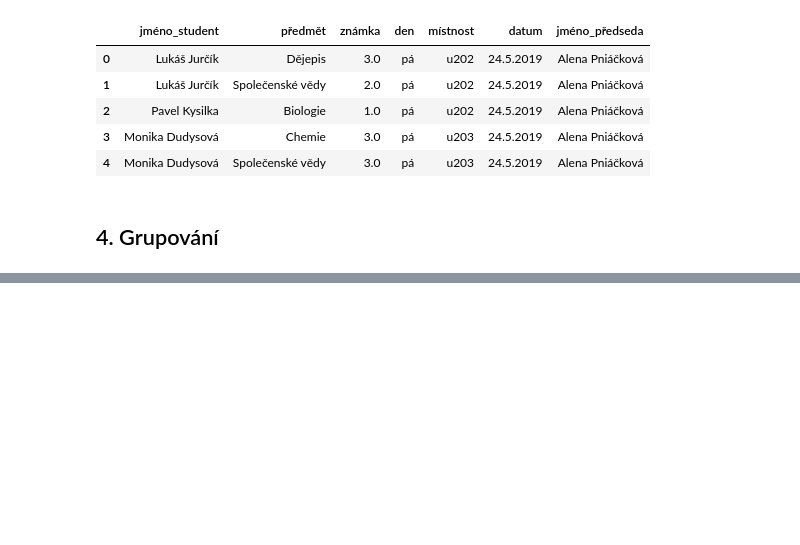
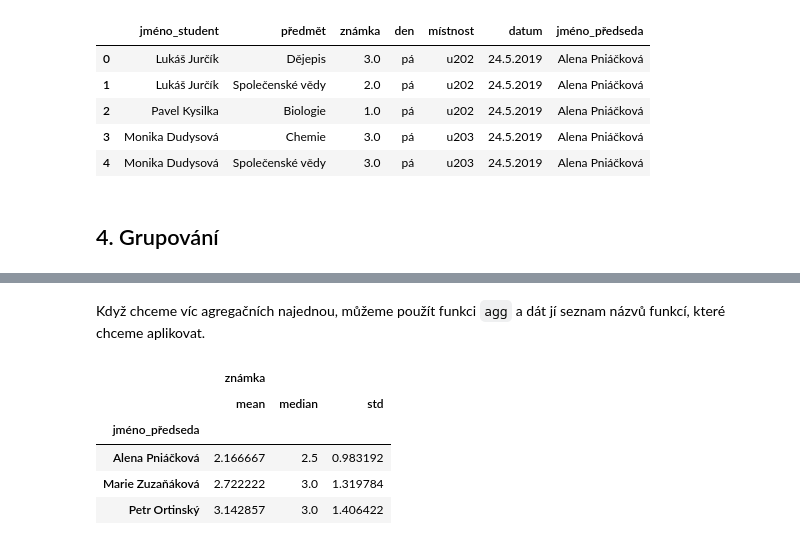
Before and after one commit to tomaskala/pandas-intro, a Jupyter notebook: lekce02_agregace/lekce.ipynb, the cells around one changed output, grey strips where cells are left out. Cells and saved outputs as stored; diff of their text form; code cells hidden in the pictures; blank space fills up the shorter version.

```diff
--- a/lekce02_agregace/lekce.ipynb
+++ b/lekce02_agregace/lekce.ipynb
@@ -525,0 +676,2 @@ maturita2.to_csv("maturita2.csv", index=False)
+# %%
+groups_preds = maturita2.groupby("jméno_předseda")
@@ -525,0 +702,11 @@ maturita2.to_csv("maturita2.csv", index=False)
+# %% [markdown]
+Když chceme víc agregačních najednou, můžeme použít funkci `agg` a dát jí seznam názvů funkcí, které chceme aplikovat.
+# %%
+groups_preds.agg(["mean", "median", "std"])
+# %% [output]
+|  | známka |  |  |
+|  | mean | median | std |
+| jméno_předseda |  |  |  |
+| Alena Pniáčková | 2.166667 | 2.5 | 0.983192 |
+| Marie Zuzaňáková | 2.722222 | 3.0 | 1.319784 |
+| Petr Ortinský | 3.142857 | 3.0 | 1.406422 |
```
Also changed, not shown: parts of 25 cells of this notebook, 1 other file.
